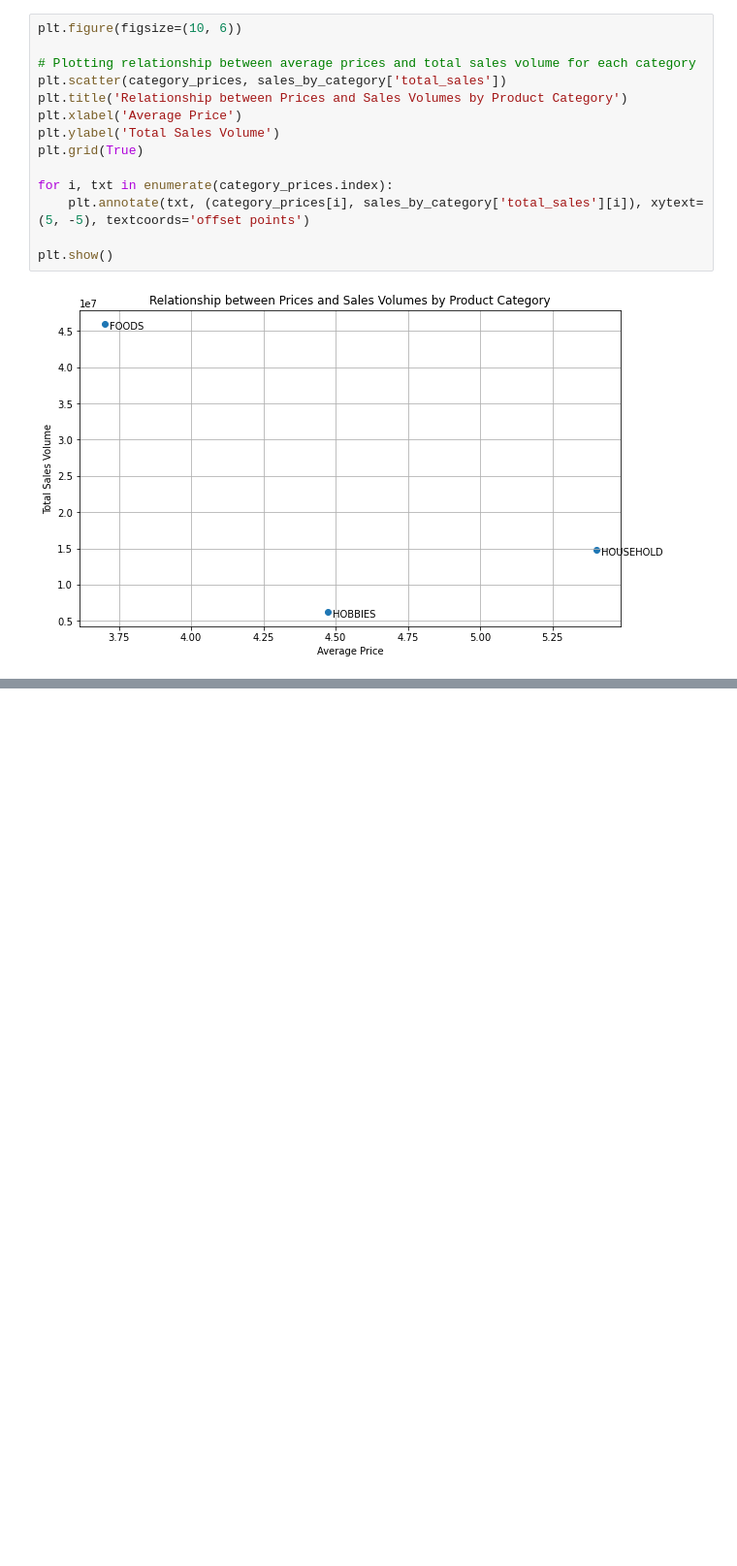
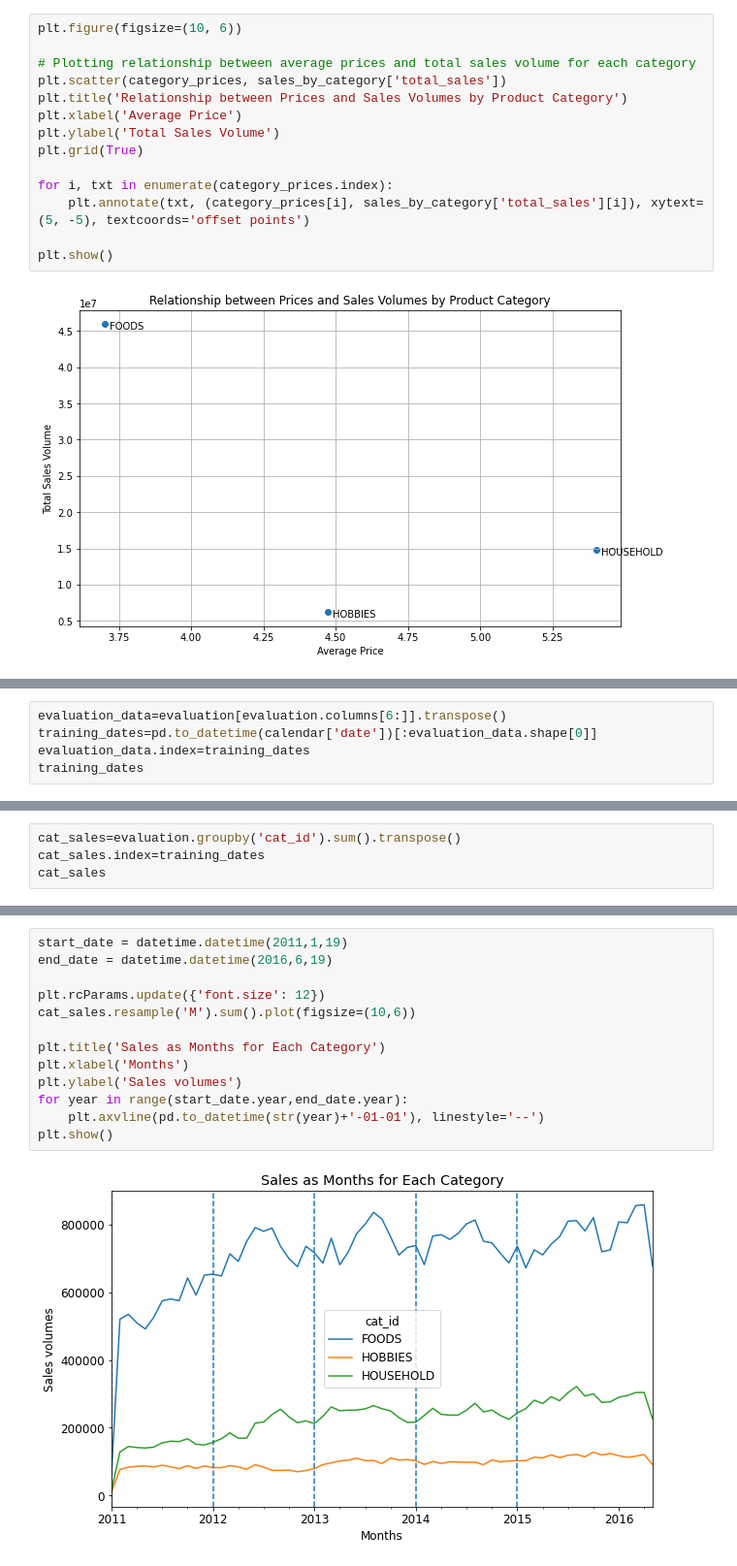
Before and after one commit to janiceivana/DS_05, a Jupyter notebook: New Data Analysis.ipynb, the cells around one changed output, grey strips where cells are left out. Shown at 97% size. Drawn from its saved outputs; the diff is of its cells as text; blank space fills up the shorter version.

```diff
--- a/New Data Analysis.ipynb
+++ b/New Data Analysis.ipynb
@@ -333,0 +347,5 @@ plt.show()
+# %%
+evaluation_data=evaluation[evaluation.columns[6:]].transpose()
+training_dates=pd.to_datetime(calendar['date'])[:evaluation_data.shape[0]]
+evaluation_data.index=training_dates
+training_dates
@@ -333,0 +365,4 @@ plt.show()
+# %%
+cat_sales=evaluation.groupby('cat_id').sum().transpose()
+cat_sales.index=training_dates
+cat_sales
@@ -333,0 +384,15 @@ plt.show()
+# %%
+start_date = datetime.datetime(2011,1,19)
+end_date = datetime.datetime(2016,6,19)
+
+plt.rcParams.update({'font.size': 12})
+cat_sales.resample('M').sum().plot(figsize=(10,6))
+
+plt.title('Sales as Months for Each Category')
+plt.xlabel('Months')
+plt.ylabel('Sales volumes')
+for year in range(start_date.year,end_date.year):
+    plt.axvline(pd.to_datetime(str(year)+'-01-01'), linestyle='--')
+plt.show()
+# %% [output]
+[figure, added]
```
Also changed, not shown: parts of 43 cells of this notebook.
